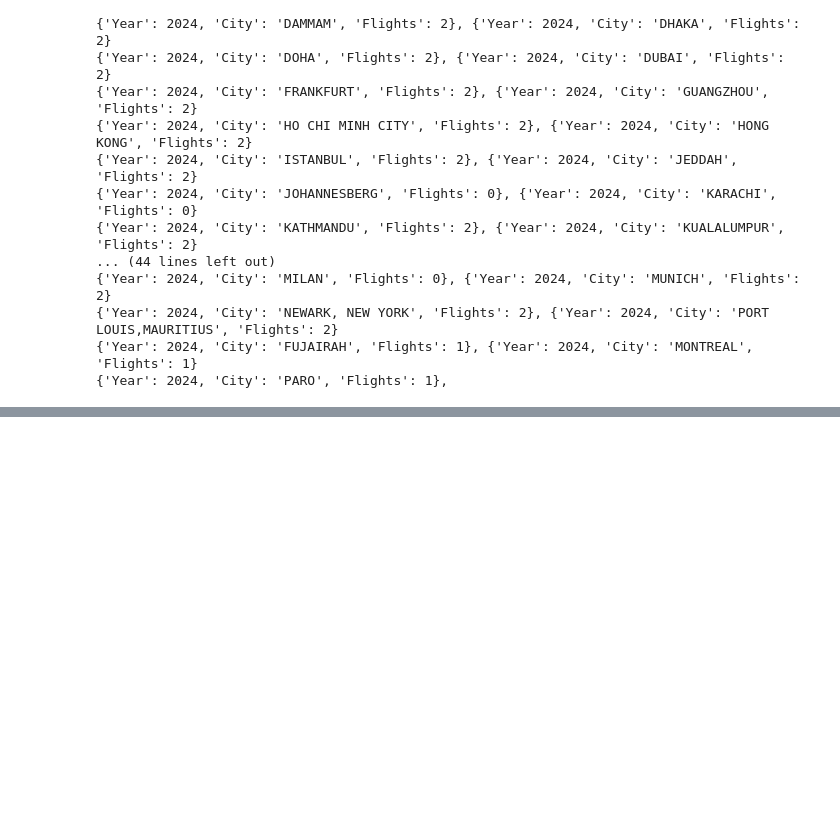
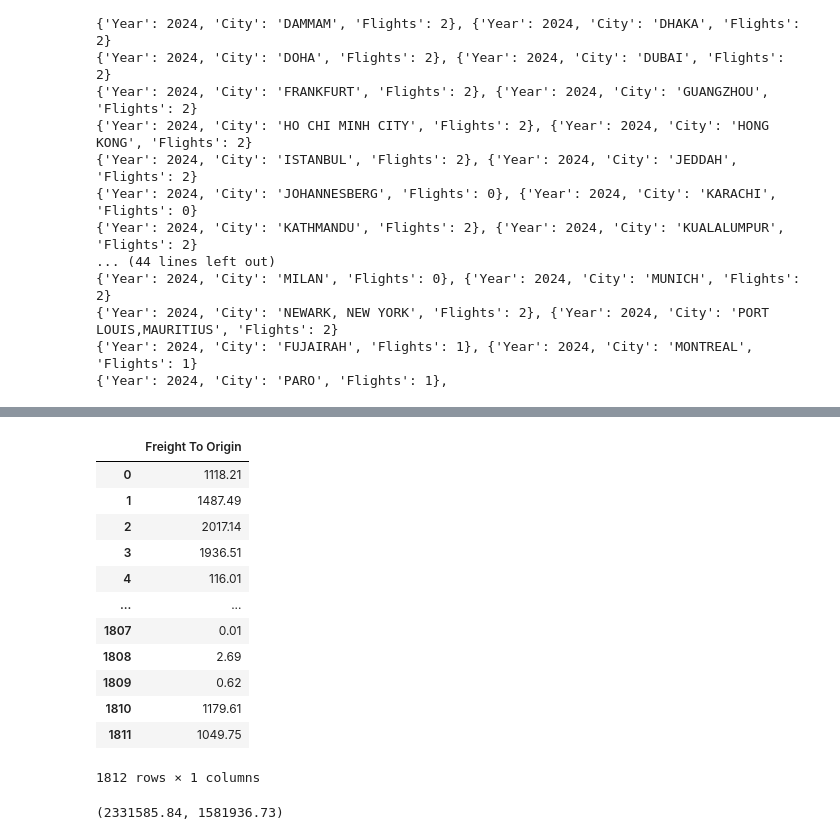
Before and after one commit to rushiraj070/Mumbai_Airport-International_Flight_Analysis, a Jupyter notebook: notebooks/analysis.ipynb, the cells around one changed output, grey strips where cells are left out. Cells and saved outputs as stored; diff of their text form; code cells hidden in the pictures; blank space fills up the shorter version.

```diff
--- a/notebooks/analysis.ipynb
+++ b/notebooks/analysis.ipynb
@@ -874,0 +1078,20 @@ for i, result in enumerate(results):
+# %%
+df_flights[['Freight To Origin']]
+# %% [output]
+|  | Freight To Origin |
+| 0 | 1118.21 |
+| 1 | 1487.49 |
+| 2 | 2017.14 |
+| 3 | 1936.51 |
+| 4 | 116.01 |
+| ... | ... |
+| 1807 | 0.01 |
+| 1808 | 2.69 |
+| 1809 | 0.62 |
+| 1810 | 1179.61 |
+| 1811 | 1049.75 |
+1812 rows × 1 columns
+# %%
+df_flights['Freight From Origin'].sum(), df_flights['Freight To Origin'].sum()
+# %% [output]
+(2331585.84, 1581936.73)
```
Also changed, not shown: parts of 22 cells of this notebook.
